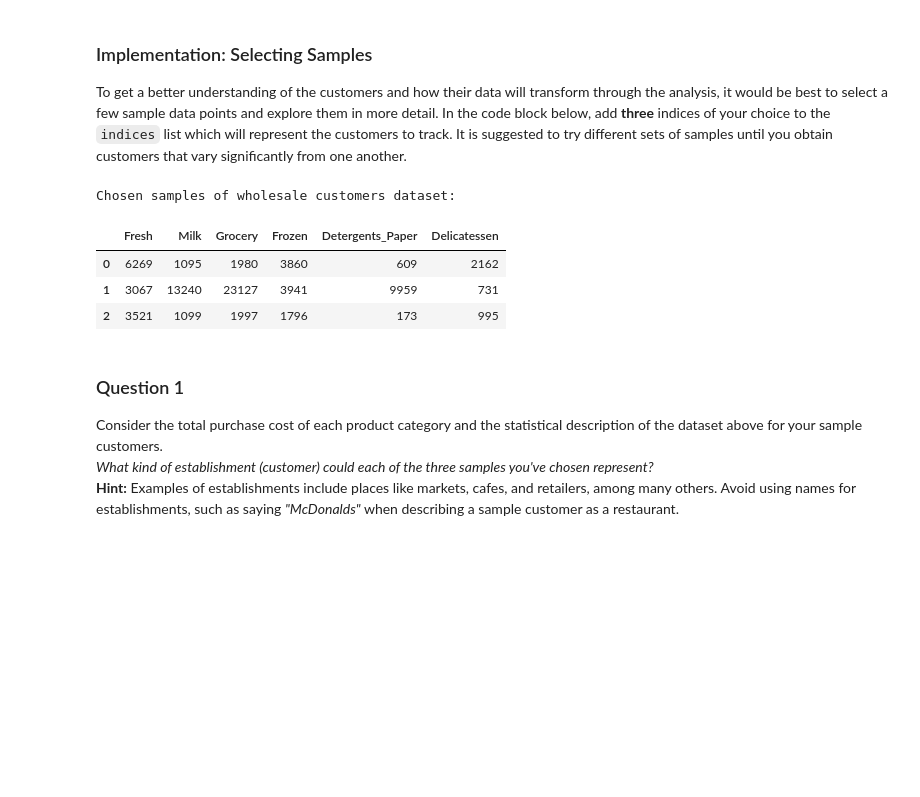
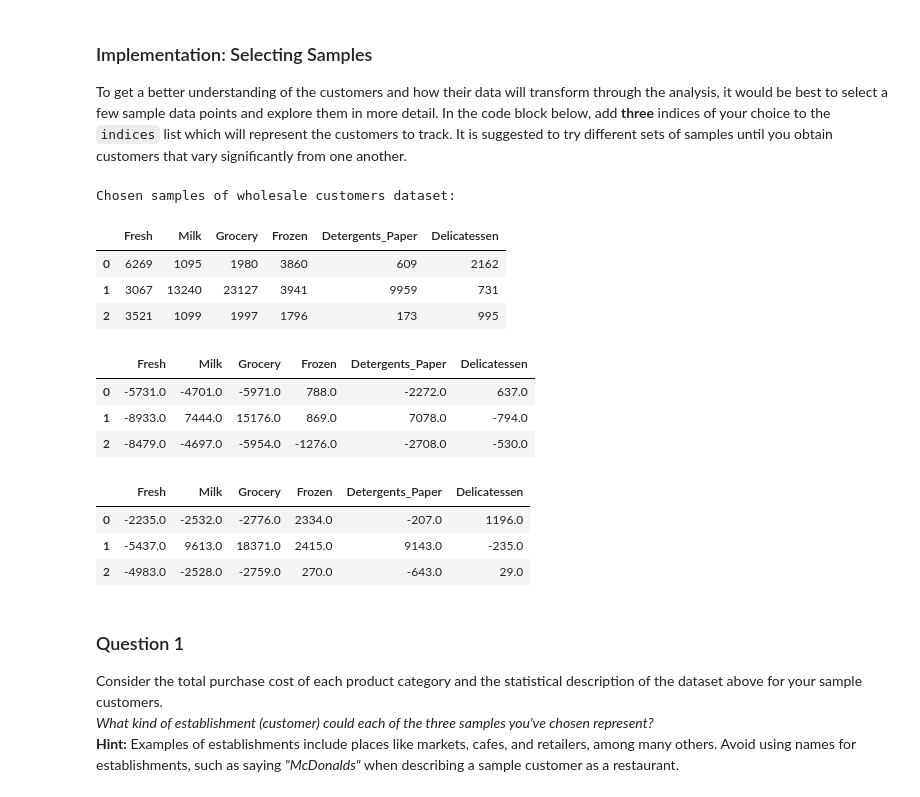
Before and after one commit to nikhilper/machine-learning, a Jupyter notebook: projects/creating_customer_segments/customer_segments.ipynb, the cells around one changed output. Cells and saved outputs as stored; diff of their text form; code cells hidden in the pictures; blank space fills up the shorter version.

```diff
--- a/projects/creating_customer_segments/customer_segments.ipynb
+++ b/projects/creating_customer_segments/customer_segments.ipynb
@@ -59,17 +59,28 @@ To get a better understanding of the customers and how their data will transform
 # %%
 # TODO: Select three indices of your choice you wish to sample from the dataset
 indices = [50, 200, 350]
 
 # Create a DataFrame of the chosen samples
 samples = pd.DataFrame(data.loc[indices], columns = data.keys()).reset_index(drop = True)
 print "Chosen samples of wholesale customers dataset:"
 display(samples)
+
+display(samples - data.mean().round())
+display(samples - data.median().round())
 # %% [output]
 Chosen samples of wholesale customers dataset:
 |  | Fresh | Milk | Grocery | Frozen | Detergents_Paper | Delicatessen |
 | 0 | 6269 | 1095 | 1980 | 3860 | 609 | 2162 |
 | 1 | 3067 | 13240 | 23127 | 3941 | 9959 | 731 |
 | 2 | 3521 | 1099 | 1997 | 1796 | 173 | 995 |
+|  | Fresh | Milk | Grocery | Frozen | Detergents_Paper | Delicatessen |
+| 0 | -5731.0 | -4701.0 | -5971.0 | 788.0 | -2272.0 | 637.0 |
+| 1 | -8933.0 | 7444.0 | 15176.0 | 869.0 | 7078.0 | -794.0 |
+| 2 | -8479.0 | -4697.0 | -5954.0 | -1276.0 | -2708.0 | -530.0 |
+|  | Fresh | Milk | Grocery | Frozen | Detergents_Paper | Delicatessen |
+| 0 | -2235.0 | -2532.0 | -2776.0 | 2334.0 | -207.0 | 1196.0 |
+| 1 | -5437.0 | 9613.0 | 18371.0 | 2415.0 | 9143.0 | -235.0 |
+| 2 | -4983.0 | -2528.0 | -2759.0 | 270.0 | -643.0 | 29.0 |
 # %% [markdown]
 ### Question 1
 Consider the total purchase cost of each product category and the statistical description of the dataset above for your sample customers.
```
Also changed, not shown: parts of 13 cells of this notebook, 2 other files.
